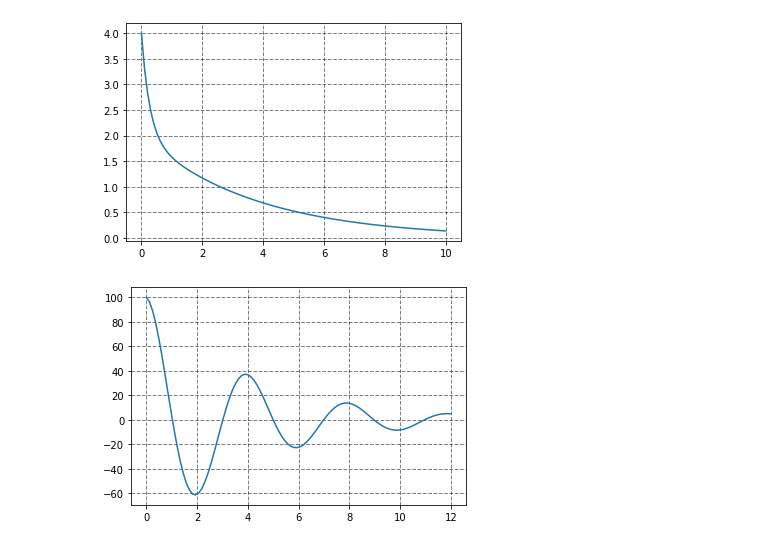
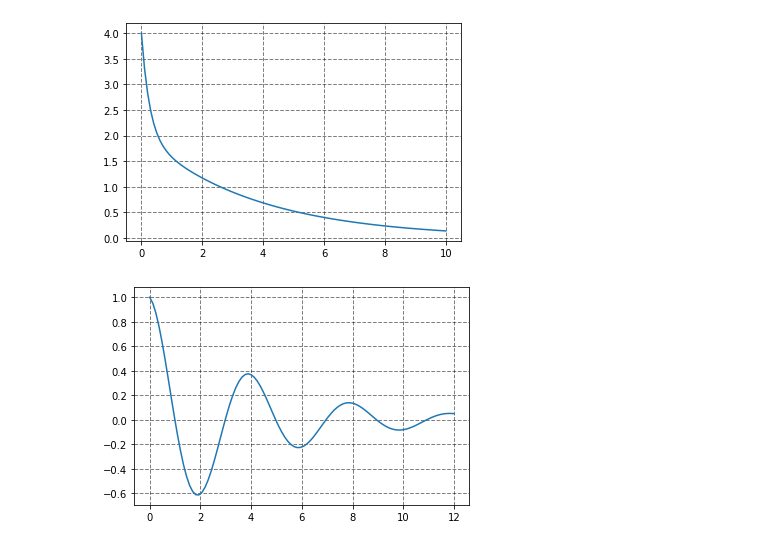
Before and after one commit to Nave-wata/Python_Random, a Jupyter notebook: OIT_math/GraphPlot.ipynb, the cells around one changed output. Saved outputs shown, nothing was run; the diff lists cells and outputs as text; code cells hidden in the pictures.

```diff
--- a/OIT_math/GraphPlot.ipynb
+++ b/OIT_math/GraphPlot.ipynb
@@ -60,24 +60,24 @@ plt.show()
 [figure]
 # %%
 # バンジージャンプ2
-x0: float = 0
+x0: float = 0.0
 c: float = 0.5
 D: float = - 10.0
-C1: float = 100.0
-C2: float = 5.0
+C1: float = 1.0
+C2: float = 0.0
 
 t: ndarray = np.linspace(0, 12, 100)
 if (D >= 0):
     x: ndarray = x0 + C1 * np.exp(((-c + np.sqrt(D)) / 2 * m) * t) + C2 * np.exp(((-c - np.sqrt(D)) / 2 * m) * t)
 else:
     x: ndarray = x0 + np.exp((-c  / 2 * m) * t) * (C1 * np.cos(((np.sqrt(-D)) / 2 * m) * t) + C2 * np.sin(((np.sqrt(-D)) / 2 * m) * t))
 
 ax = plt.figure().add_subplot(111)
 ax.grid(which = "major", axis = "x", color = "black", alpha = 0.5, linestyle = "--", linewidth = 1)
 ax.grid(which = "major", axis = "y", color = "black", alpha = 0.5, linestyle = "--", linewidth = 1)
 #plt.xlim(0, 10)
 #plt.ylim(-5, 0)
 plt.plot(t, x)
 plt.show()
 # %% [output]
-[figure, old version]
+[figure, new version]
```
